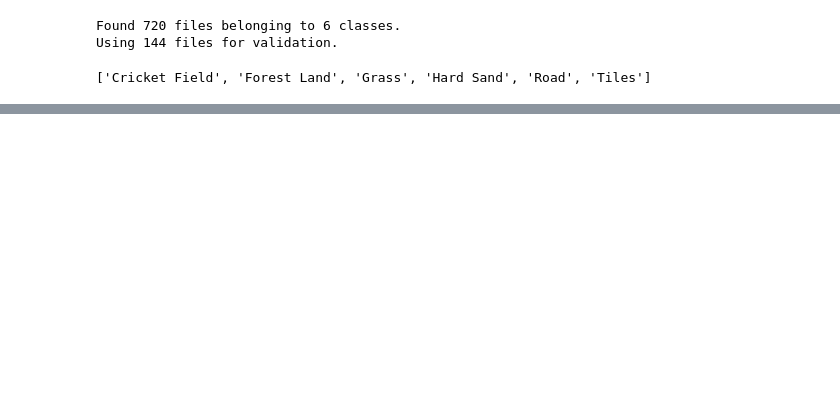
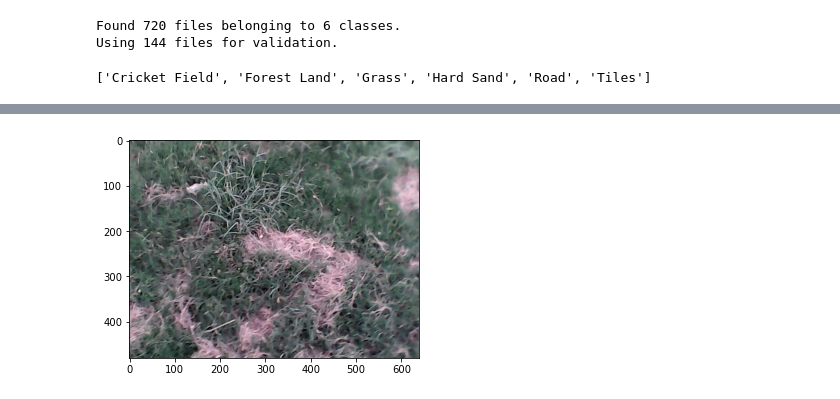
Before and after one commit to aryamanchoudhary123/Autonomous-Seed-Dispensing-Quadcopter, a Jupyter notebook: Models/resnet.ipynb, the cells around one changed output, grey strips where cells are left out. Saved outputs shown, nothing was run; the diff lists cells and outputs as text; code cells hidden in the pictures; blank space fills up the shorter version.

```diff
--- a/Models/resnet.ipynb
+++ b/Models/resnet.ipynb
@@ -147,0 +161,7 @@ np.mean(history.history["accuracy"])
+# %%
+import cv2
+img = cv2.imread("grass_20.png")
+plt.imshow(cv2.cvtColor(img,cv2.COLOR_BGR2RGB))
+plt.show()
+# %% [output]
+[figure, added]
```
Also changed, not shown: parts of 12 cells of this notebook.
